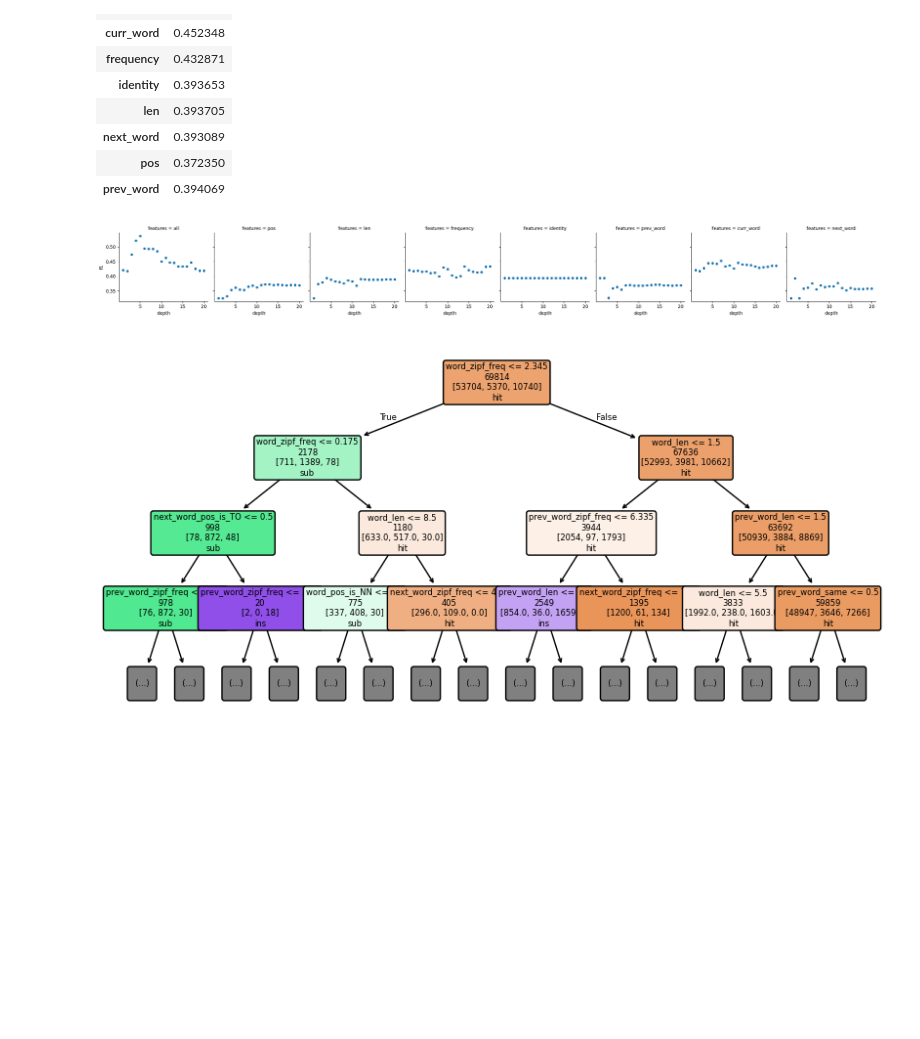
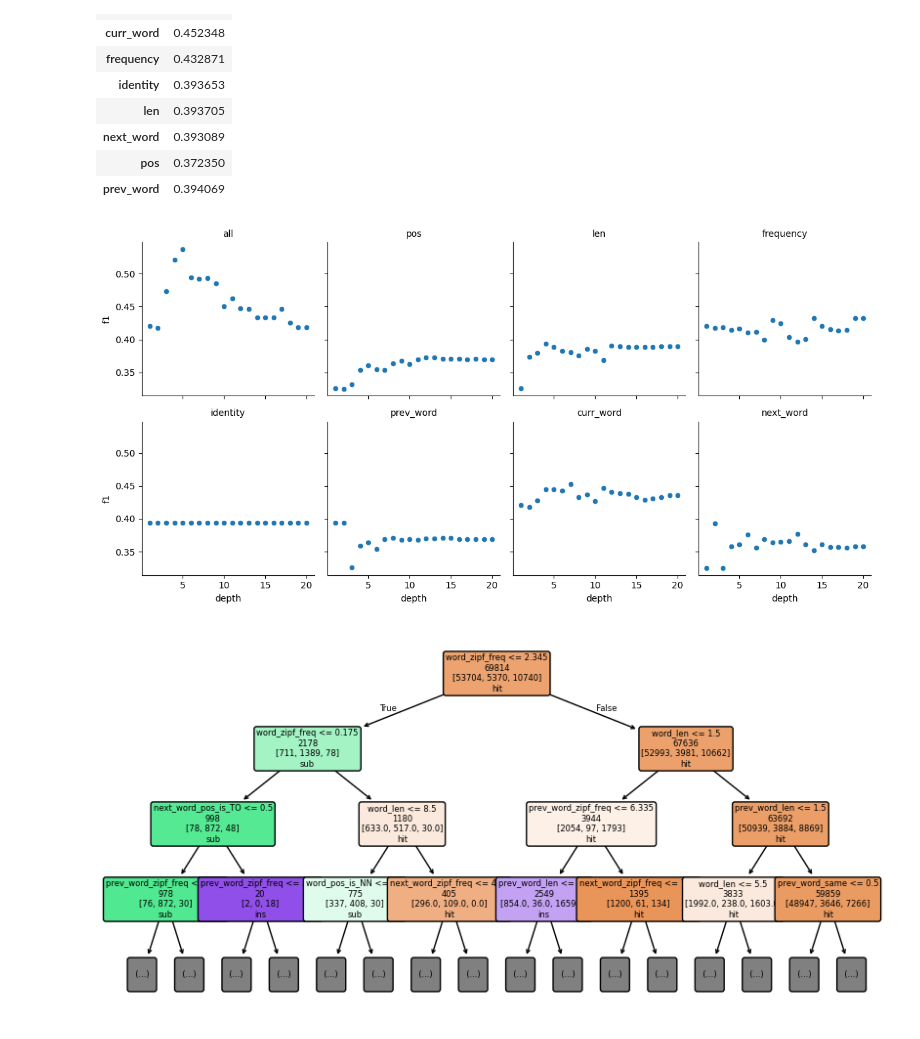
Before and after one commit to markjosims/u3u_project1, a Jupyter notebook: data_preprocess_mark.ipynb, the cells around one changed output. Saved outputs shown, nothing was run; the diff lists cells and outputs as text; code cells hidden in the pictures; blank space fills up the shorter version.

Commit message:
add col_wrap to figure

```diff
--- a/data_preprocess_mark.ipynb
+++ b/data_preprocess_mark.ipynb
@@ -510,13 +510,13 @@ train_score_df.pivot_table(index=['features'], values=['f1'], aggfunc='max')
 | pos | 0.372350 |
 | prev_word | 0.394069 |
 # %%
-g=sns.FacetGrid(data=train_score_df, col='features', sharex=False)
+g=sns.FacetGrid(data=train_score_df, col='features', col_wrap=4)
 g.map_dataframe(sns.scatterplot, x='depth', y='f1')
 g.add_legend()
-# g=sns.scatterplot(data=train_score_df, x='depth', y='error_f1', hue='features')
+g.set_titles(col_template="{col_name}")
 plt.show()
 # %% [output]
-[figure, old version]
+[figure, new version]
 # %%
 plt.figure(figsize=(10, 5))
 tree_clf = sklearn.tree.DecisionTreeClassifier(max_depth=5)
```
